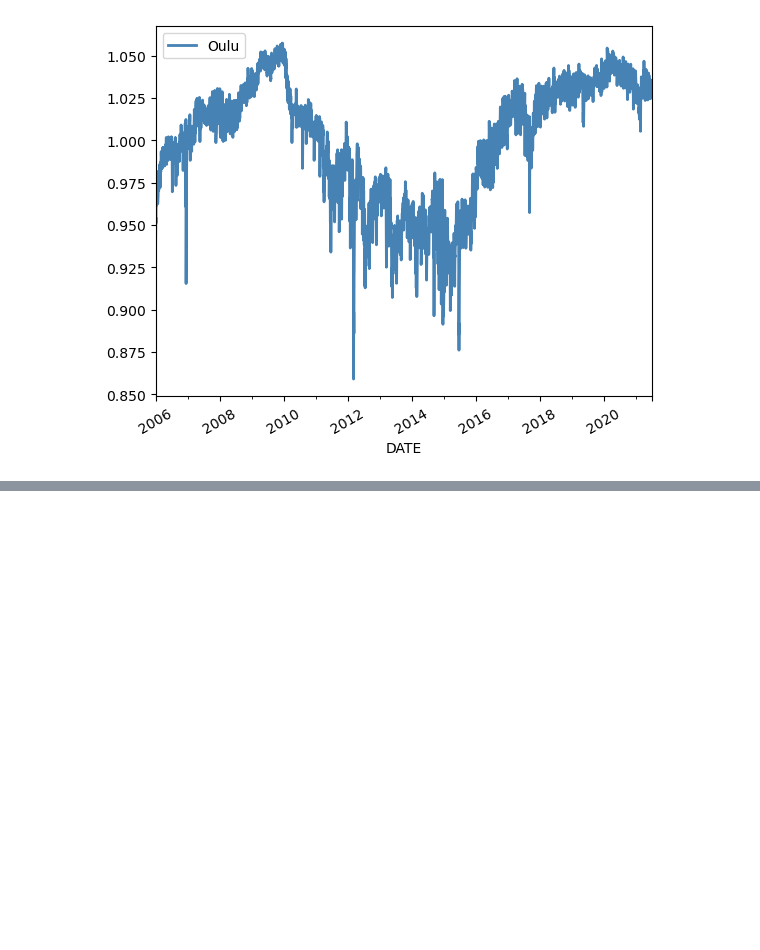
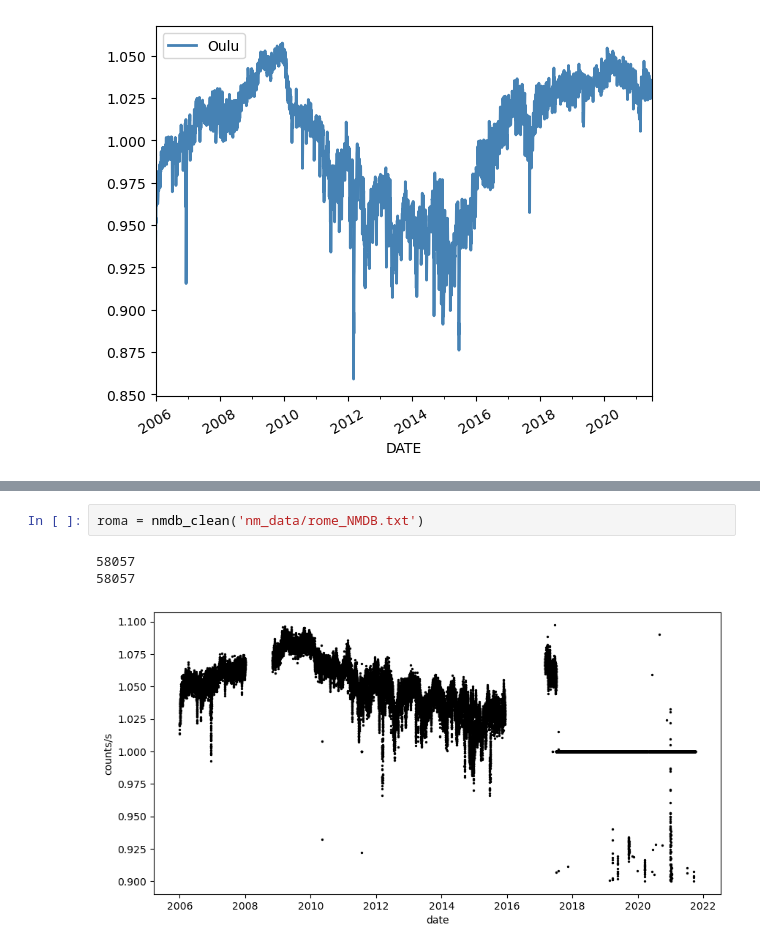
Before and after one commit to jennifergc/scaler_for_solar_analysis, a Jupyter notebook: 03_Neutron_Monitor_Comparison.ipynb, the cells around one changed output, grey strips where cells are left out. Drawn from its saved outputs; the diff is of its cells as text; blank space fills up the shorter version.

```diff
--- a/03_Neutron_Monitor_Comparison.ipynb
+++ b/03_Neutron_Monitor_Comparison.ipynb
@@ -302,0 +358,6 @@ cutfNM.plot(x='DATE',y='OULU',color='steelblue',rot=30,linewidth =2, label ="Oul
+# %%
+roma = nmdb_clean('nm_data/rome_NMDB.txt')
+# %% [output]
+58057
+58057
+[figure, added]
```
Also changed, not shown: parts of 29 cells of this notebook, 25 other files.
